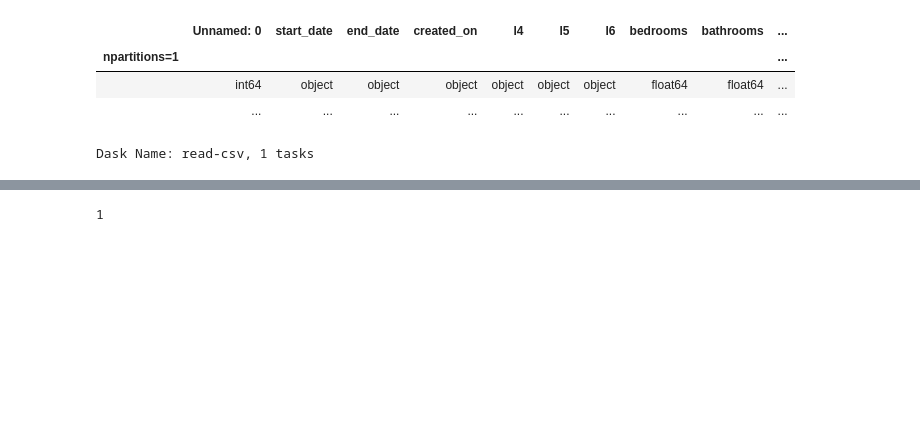
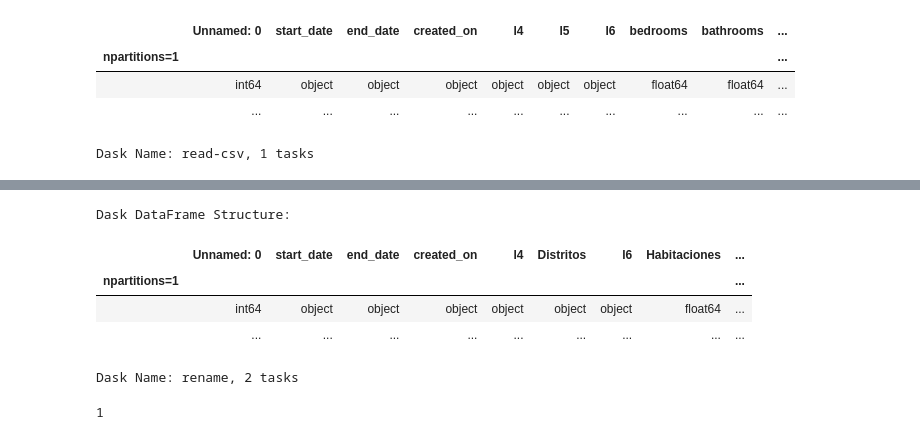
Before and after one commit to humitaz/BigData-Analytics, a Jupyter notebook: BU_Trabajo2.ipynb, the cells around one changed output, grey strips where cells are left out. Drawn from its saved outputs; the diff is of its cells as text; code cells hidden in the pictures; blank space fills up the shorter version.

```diff
--- a/BU_Trabajo2.ipynb
+++ b/BU_Trabajo2.ipynb
@@ -26,3 +26,12 @@ properati.head()
+# %%
+properati.rename(columns={'l5': 'Distritos', 'bedrooms': 'Habitaciones', 'bathrooms': 'Baños', 'price':'Precio', 'currency':'Moneda', 'property_type':'Tipo de propiedad', 'operation_type':'Tipo de operación'})
+# %% [output]
+Dask DataFrame Structure:
+|  | Unnamed: 0 | start_date | end_date | created_on | l4 | Distritos | l6 | Habitaciones | ... |
+| npartitions=1 |  |  |  |  |  |  |  |  | ... |
+|  | int64 | object | object | object | object | object | object | float64 | ... |
+|  | ... | ... | ... | ... | ... | ... | ... | ... | ... |
+Dask Name: rename, 2 tasks
 # %%
 properati.npartitions
 # %% [output]
```
Also changed, not shown: parts of 26 cells of this notebook, 2 other files.
